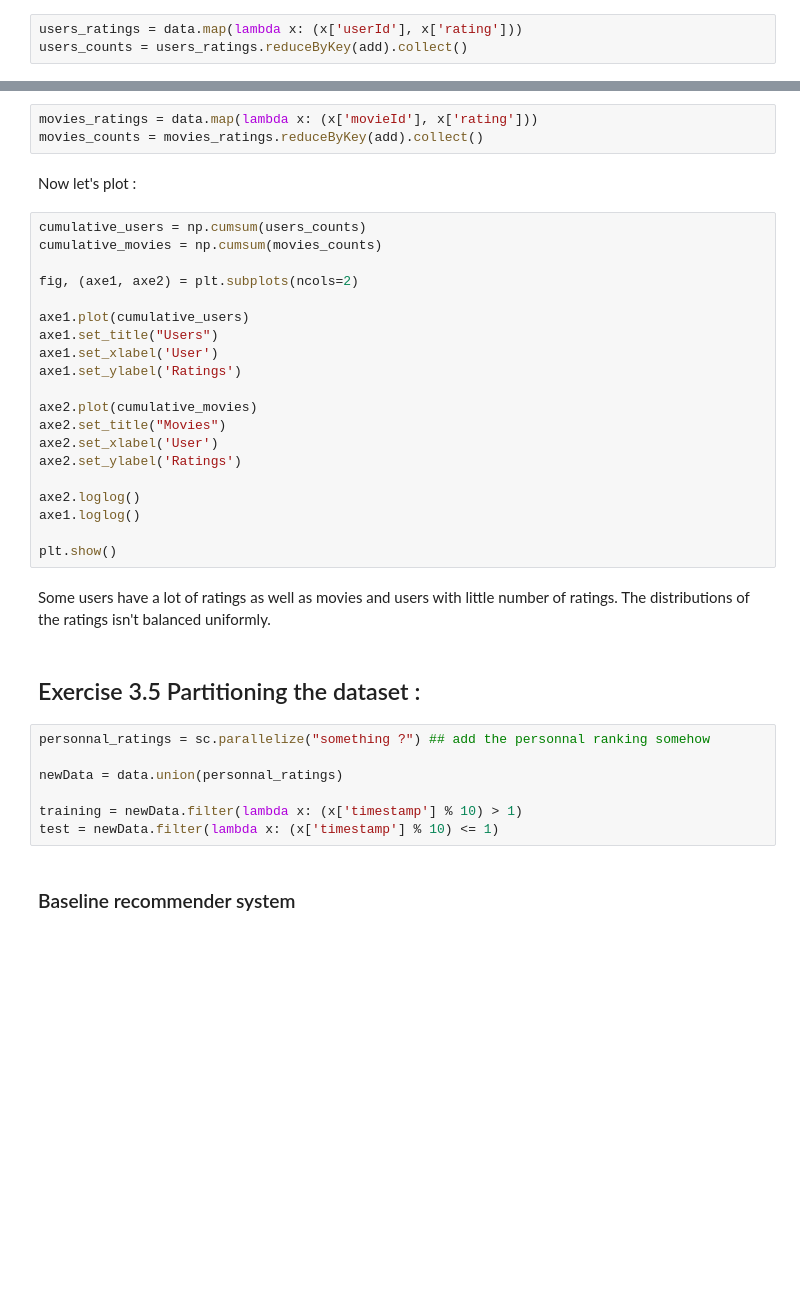
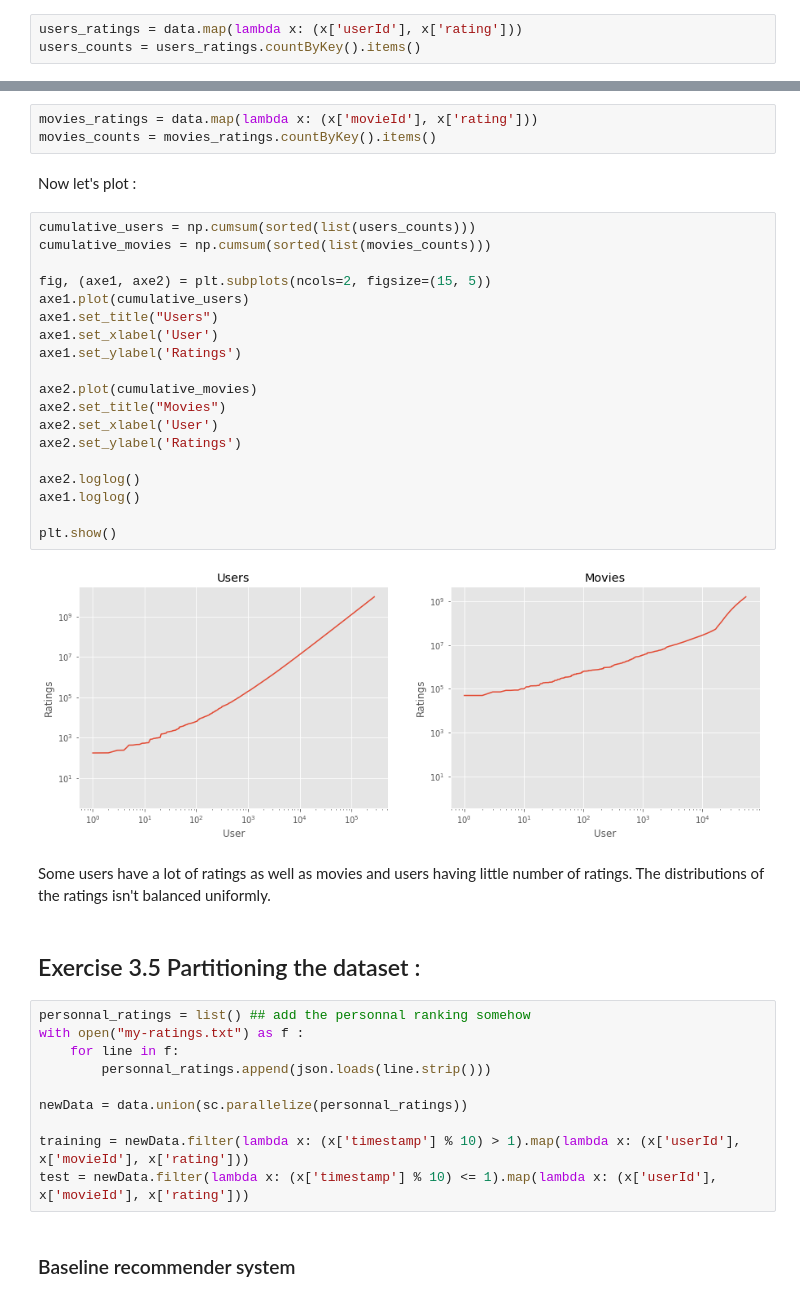
Before and after one commit to simonwicky/Internet-Analytics, a Jupyter notebook: lab03/lab3-recsys.ipynb, the cells around one changed output, grey strips where cells are left out. Cells and saved outputs as stored; diff of their text form; blank space fills up the shorter version.

```diff
--- a/lab03/lab3-recsys.ipynb
+++ b/lab03/lab3-recsys.ipynb
@@ -19,45 +22,49 @@ data = sc.textFile("/ix/ml-20m/ratings.txt").map(json.loads)
 Users :
 # %%
 users_ratings = data.map(lambda x: (x['userId'], x['rating']))
-users_counts = users_ratings.reduceByKey(add).collect()
+users_counts = users_ratings.countByKey().items()
 # %% [markdown]
 Movies
 # %%
 movies_ratings = data.map(lambda x: (x['movieId'], x['rating']))
-movies_counts = movies_ratings.reduceByKey(add).collect()
+movies_counts = movies_ratings.countByKey().items()
 # %% [markdown]
 Now let's plot :
 # %%
-cumulative_users = np.cumsum(users_counts)
-cumulative_movies = np.cumsum(movies_counts)
+cumulative_users = np.cumsum(sorted(list(users_counts)))
+cumulative_movies = np.cumsum(sorted(list(movies_counts)))
 
-fig, (axe1, axe2) = plt.subplots(ncols=2)
-
+fig, (axe1, axe2) = plt.subplots(ncols=2, figsize=(15, 5))
 axe1.plot(cumulative_users)
 axe1.set_title("Users")
 axe1.set_xlabel('User')
 axe1.set_ylabel('Ratings')
 
 axe2.plot(cumulative_movies)
 axe2.set_title("Movies")
 axe2.set_xlabel('User')
 axe2.set_ylabel('Ratings')
 
 axe2.loglog()
 axe1.loglog()
 
 plt.show()
+# %% [output]
+[figure, added]
 # %% [markdown]
-Some users have a lot of ratings as well as movies and users with little number of ratings. The distributions of the ratings isn't balanced uniformly.
+Some users have a lot of ratings as well as movies and users having little number of ratings. The distributions of the ratings isn't balanced uniformly.
 # %% [markdown]
 ## Exercise 3.5 Partitioning the dataset :
 # %%
-personnal_ratings = sc.parallelize("something ?") ## add the personnal ranking somehow
+personnal_ratings = list() ## add the personnal ranking somehow
+with open("my-ratings.txt") as f :
+    for line in f:
+        personnal_ratings.append(json.loads(line.strip()))
 
-newData = data.union(personnal_ratings)
+newData = data.union(sc.parallelize(personnal_ratings))
 
-training = newData.filter(lambda x: (x['timestamp'] % 10) > 1)
-test = newData.filter(lambda x: (x['timestamp'] % 10) <= 1)
+training = newData.filter(lambda x: (x['timestamp'] % 10) > 1).map(lambda x: (x['userId'], x['movieId'], x['rating']))
+test = newData.filter(lambda x: (x['timestamp'] % 10) <= 1).map(lambda x: (x['userId'], x['movieId'], x['rating']))
 # %% [markdown]
 ### Baseline recommender system
 # %% [markdown]
```
Also changed, not shown: parts of 9 cells of this notebook, 2 other files.
